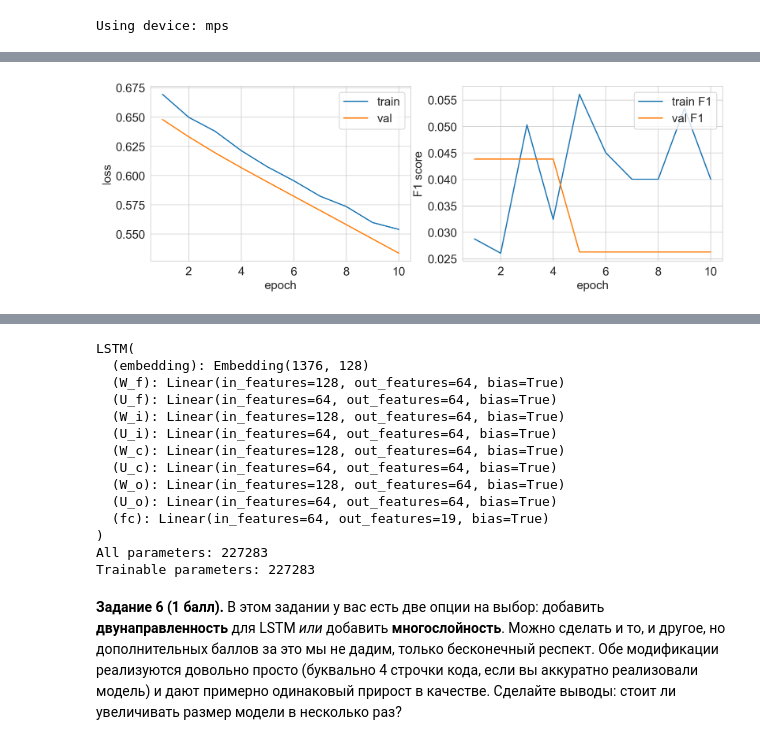
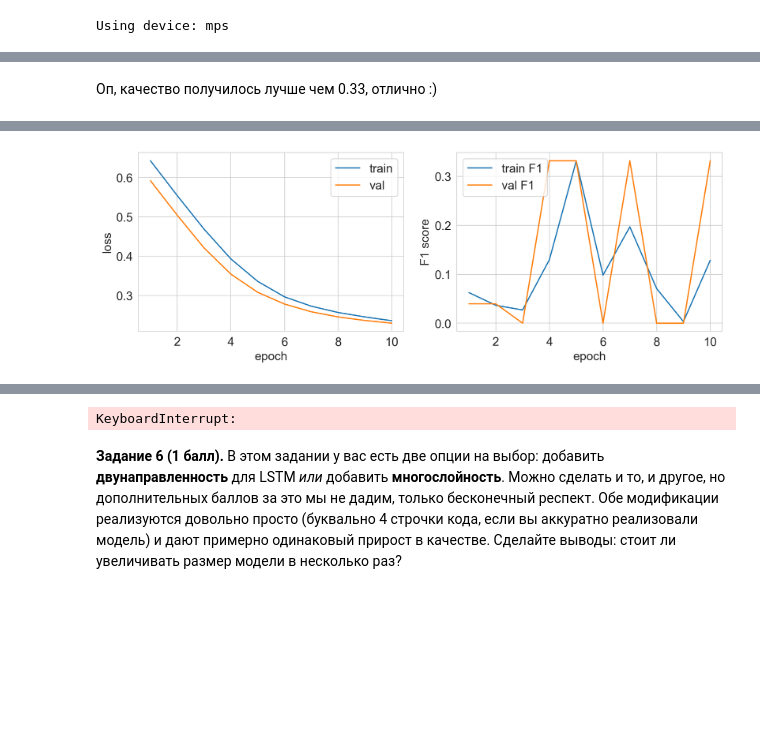
Before and after one commit to aapetukhov/NLP, a Jupyter notebook: nlp_hw2/nlp_hw2.ipynb, the cells around one changed output, grey strips where cells are left out. Saved outputs shown, nothing was run; the diff lists cells and outputs as text; code cells hidden in the pictures; blank space fills up the shorter version.

```diff
--- a/nlp_hw2/nlp_hw2.ipynb
+++ b/nlp_hw2/nlp_hw2.ipynb
@@ -43,6 +47,7 @@ STOP_WORDS = set(stopwords.words("english"))
 # %%
+# FOR DEBUG
 nlines = 3040
-nsamples = 50
+nsamples = 500
 rows = np.random.choice(range(1, nlines), size=nsamples, replace=False)
 
 dataset = pd.read_csv("biotech_news.tsv", sep="\t", skiprows=lambda x: x not in rows and x != 0)
@@ -147,7 +155,7 @@ train_loader = DataLoader(train_dataset, batch_size=32, shuffle=True, collate_fn
 # %%
 # тест
 test_dataset = TextDataset(test, y_test.values.tolist())
-test_loader = DataLoader(test_dataset, batch_size=32, shuffle=False, collate_fn=collate_fn)
+test_loader = DataLoader(test_dataset, batch_size=64, shuffle=False, collate_fn=collate_fn)
 # %% [markdown]
 ## Метрика качества
 
@@ -224,3 +232,5 @@ Train F1: 0.2408, Val F1: 0.0130
+# %% [markdown]
+Оп, качество получилось лучше чем 0.33, отлично :)
 # %% [markdown]
 ### LSTM
 
@@ -242,32 +252,32 @@ __Задание 5 (2 балла).__ Реализуйте LSTM по описан
 # %%
 VOCAB_SIZE = len(word_tokenizer.idx2word)
 OUTPUT_SIZE = len(y_train.iloc[0])
-EMBEDDING_DIM = 256
-HIDDEN_SIZE = 128
-NUM_EPOCHS = 10
+EMBEDDING_DIM = 128
+HIDDEN_SIZE = 64
+NUM_EPOCHS = 15
 LR = 3e-4
 
 lstm = models.LSTM(
     vocab_size=VOCAB_SIZE,
     embedding_dim=EMBEDDING_DIM,
     hidden_size=HIDDEN_SIZE,
     output_size=OUTPUT_SIZE
     ).to(device)
 
 optimizer = torch.optim.Adam(lstm.parameters(), lr=LR)
-criterion = nn.BCELoss()
+criterion = nn.BCEWithLogitsLoss()
 
 trainer = trainers.Trainer(
     model=lstm,
     optimizer=optimizer,
     scheduler=None,
     train_loader=train_loader,
     val_loader=test_loader,
     num_epochs=NUM_EPOCHS,
     device=device,
     criterion=criterion
 )
 
 trainer.train()
 # %% [output]
-[figure, old version]
+[figure, new version]
@@ -276,19 +286,3 @@ Train F1: 0.0400, Val F1: 0.0263
+KeyboardInterrupt:
-# %%
-print(model)
-# %% [output]
-LSTM(
-  (embedding): Embedding(1376, 128)
-  (W_f): Linear(in_features=128, out_features=64, bias=True)
-  (U_f): Linear(in_features=64, out_features=64, bias=True)
-  (W_i): Linear(in_features=128, out_features=64, bias=True)
-  (U_i): Linear(in_features=64, out_features=64, bias=True)
-  (W_c): Linear(in_features=128, out_features=64, bias=True)
-  (U_c): Linear(in_features=64, out_features=64, bias=True)
-  (W_o): Linear(in_features=128, out_features=64, bias=True)
-  (U_o): Linear(in_features=64, out_features=64, bias=True)
-  (fc): Linear(in_features=64, out_features=19, bias=True)
-)
-All parameters: 227283
-Trainable parameters: 227283
 # %% [markdown]
 __Задание 6 (1 балл).__ В этом задании у вас есть две опции на выбор: добавить __двунаправленность__ для LSTM _или_ добавить __многослойность__. Можно сделать и то, и другое, но дополнительных баллов за это мы не дадим, только бесконечный респект. Обе модификации реализуются довольно просто (буквально 4 строчки кода, если вы аккуратно реализовали модель) и дают примерно одинаковый прирост в качестве. Сделайте выводы: стоит ли увеличивать размер модели в несколько раз?
```
Also changed, not shown: parts of 5 cells of this notebook, 5 other files.
